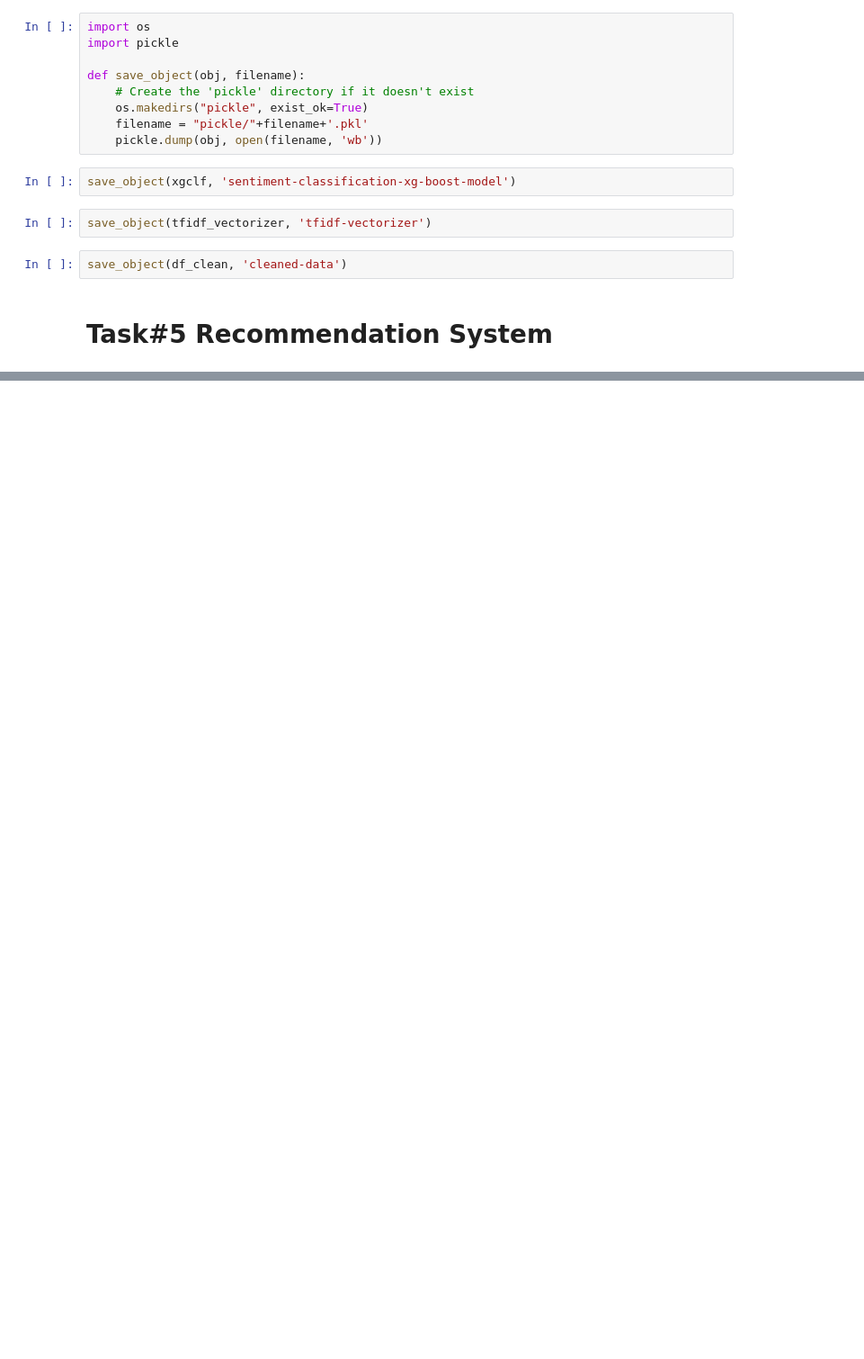
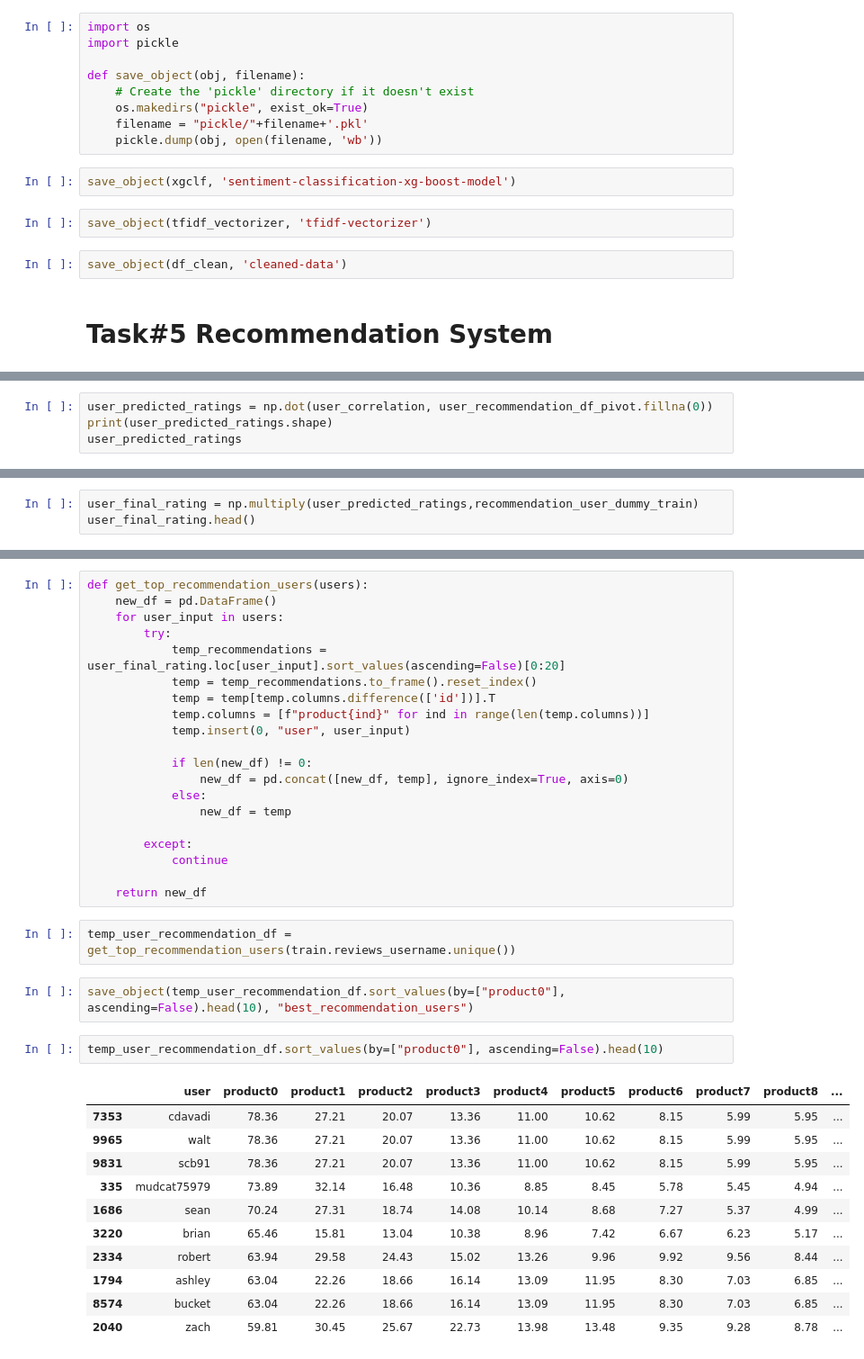
Before and after one commit to Aswani-ReddyKV/Capstone_Sentiment_Recommendation, a Jupyter notebook: Aswani_Reddy_Sentiment_Recommendation.ipynb, the cells around one changed output, grey strips where cells are left out. Shown at 90% size. Saved outputs shown, nothing was run; the diff lists cells and outputs as text; blank space fills up the shorter version.

```diff
--- a/Aswani_Reddy_Sentiment_Recommendation.ipynb
+++ b/Aswani_Reddy_Sentiment_Recommendation.ipynb
@@ -946,0 +1067,4 @@ save_object(df_clean, 'cleaned-data')
+# %%
+user_predicted_ratings = np.dot(user_correlation, user_recommendation_df_pivot.fillna(0))
+print(user_predicted_ratings.shape)
+user_predicted_ratings
@@ -946,0 +1080,3 @@ save_object(df_clean, 'cleaned-data')
+# %%
+user_final_rating = np.multiply(user_predicted_ratings,recommendation_user_dummy_train)
+user_final_rating.head()
@@ -946,0 +1141,38 @@ save_object(df_clean, 'cleaned-data')
+# %%
+def get_top_recommendation_users(users):
+    new_df = pd.DataFrame()
+    for user_input in users:
+        try:
+            temp_recommendations = user_final_rating.loc[user_input].sort_values(ascending=False)[0:20]
+            temp = temp_recommendations.to_frame().reset_index()
+            temp = temp[temp.columns.difference(['id'])].T
+            temp.columns = [f"product{ind}" for ind in range(len(temp.columns))]
+            temp.insert(0, "user", user_input)
+
+            if len(new_df) != 0:
+                new_df = pd.concat([new_df, temp], ignore_index=True, axis=0)
+            else:
+                new_df = temp
+
+        except:
+            continue
+
+    return new_df
+# %%
+temp_user_recommendation_df = get_top_recommendation_users(train.reviews_username.unique())
+# %%
+save_object(temp_user_recommendation_df.sort_values(by=["product0"], ascending=False).head(10), "best_recommendation_users")
+# %%
+temp_user_recommendation_df.sort_values(by=["product0"], ascending=False).head(10)
+# %% [output]
+|  | user | product0 | product1 | product2 | product3 | product4 | product5 | product6 | product7 | product8 | ... |
+| 7353 | cdavadi | 78.36 | 27.21 | 20.07 | 13.36 | 11.00 | 10.62 | 8.15 | 5.99 | 5.95 | ... |
+| 9965 | walt | 78.36 | 27.21 | 20.07 | 13.36 | 11.00 | 10.62 | 8.15 | 5.99 | 5.95 | ... |
+| 9831 | scb91 | 78.36 | 27.21 | 20.07 | 13.36 | 11.00 | 10.62 | 8.15 | 5.99 | 5.95 | ... |
+| 335 | mudcat75979 | 73.89 | 32.14 | 16.48 | 10.36 | 8.85 | 8.45 | 5.78 | 5.45 | 4.94 | ... |
+| 1686 | sean | 70.24 | 27.31 | 18.74 | 14.08 | 10.14 | 8.68 | 7.27 | 5.37 | 4.99 | ... |
+| 3220 | brian | 65.46 | 15.81 | 13.04 | 10.38 | 8.96 | 7.42 | 6.67 | 6.23 | 5.17 | ... |
+| 2334 | robert | 63.94 | 29.58 | 24.43 | 15.02 | 13.26 | 9.96 | 9.92 | 9.56 | 8.44 | ... |
+| 1794 | ashley | 63.04 | 22.26 | 18.66 | 16.14 | 13.09 | 11.95 | 8.30 | 7.03 | 6.85 | ... |
+| 8574 | bucket | 63.04 | 22.26 | 18.66 | 16.14 | 13.09 | 11.95 | 8.30 | 7.03 | 6.85 | ... |
+| 2040 | zach | 59.81 | 30.45 | 25.67 | 22.73 | 13.98 | 13.48 | 9.35 | 9.28 | 8.78 | ... |
```
Also changed, not shown: parts of 50 cells of this notebook.
